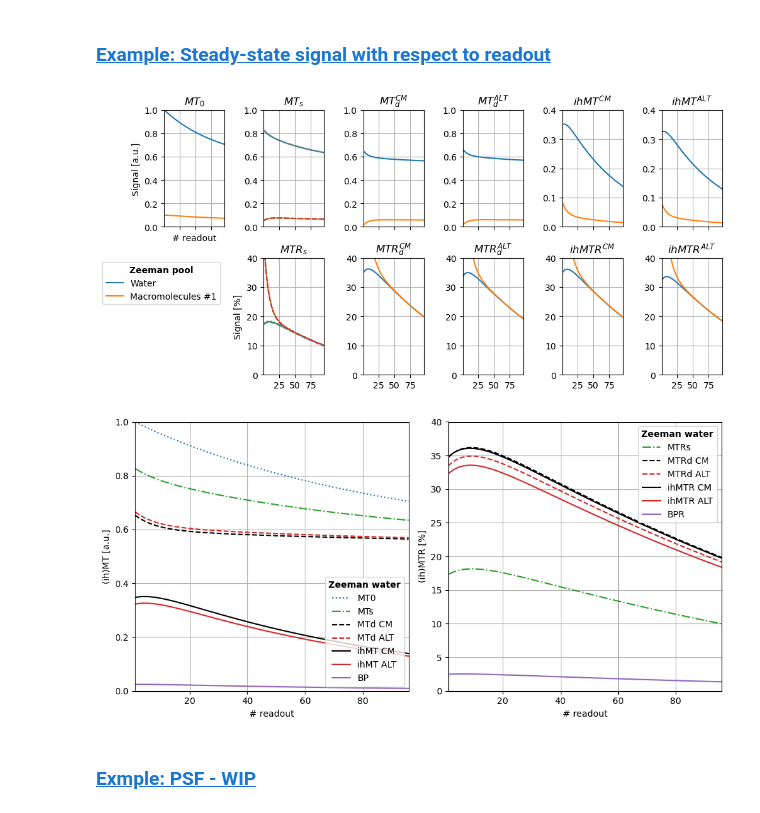
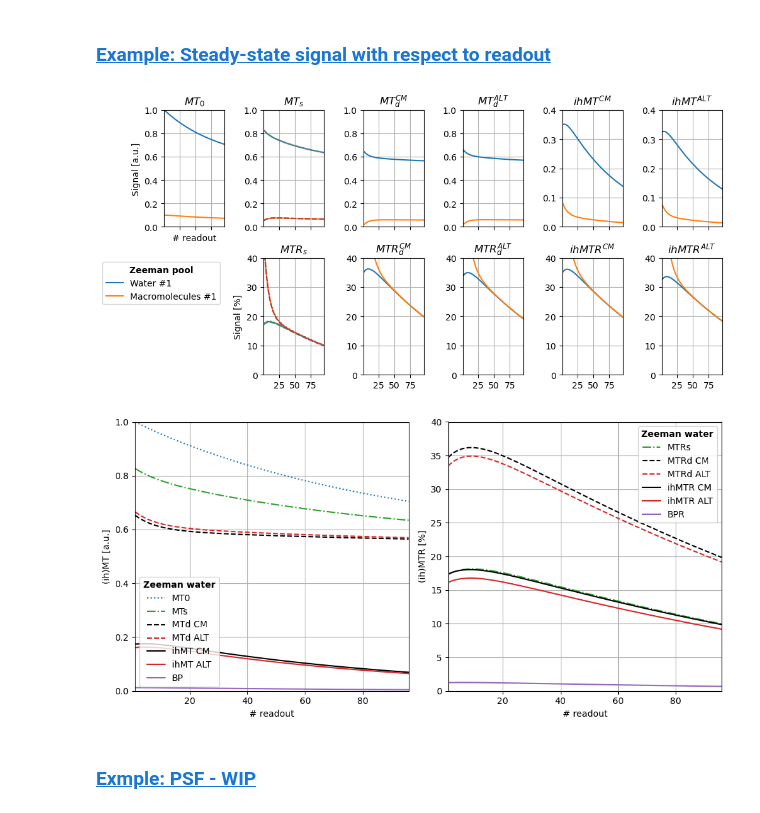
Before and after one commit to SirTwinkleberry/ihMT, a Jupyter notebook: notebook.ipynb, the cells around one changed output. Saved outputs shown, nothing was run; the diff lists cells and outputs as text; code cells hidden in the pictures.

```diff
--- a/notebook.ipynb
+++ b/notebook.ipynb
@@ -1695,11 +1689,11 @@ with np.errstate(divide='ignore', invalid='ignore'):
     axes[5 + 6].set_ylim(0, 40)
     axes[5 + 6].plot(x, readouts[Signal.ihMTR_ALT][slices, :].T)
 
-    axes[0 + 6].legend(handles=lines, labels=['Water', *[f'Macromolecules #{i}' for i in range(1, len(readouts[Signal.MT0]) - 1, 2)]], title='Zeeman pool', title_fontproperties={'weight':'bold'})
+    axes[0 + 6].legend(handles=lines, labels=[*[f'Water #{i+1}' for i in range(simulator.system.N_poolFree)], *[f'Macromolecules #{i+1}' for i in range(simulator.system.N_poolBound)]], title='Zeeman pool', title_fontproperties={'weight':'bold'})
     plt.tight_layout()
     plt.show()
 # %% [output]
-[figure, old version]
+[figure, new version]
 # %%
 # Generating the data
 readouts = Trajector.readouts(simulator=simulator, stable=True)
@@ -1711,40 +1705,40 @@ slices = slice(0, 2)  # Show Zeeman Water and Zeeman Macromolecules only
 with np.errstate(divide='ignore', invalid='ignore'):
     fig, axes = plt.subplots(1, 2, sharex=True, figsize=(10, 5))
     axes = axes.flatten()
 
     axes[0].plot(x, readouts[Signal.MT0][0], color='C0', linestyle='dotted', label='MT0')
     axes[0].plot(x, readouts[Signal.MTs][0], color='C2', linestyle='-.', label='MTs')
     axes[0].plot(x, readouts[Signal.MTd_CM][0], color='k', linestyle='--', label='MTd CM')
     axes[0].plot(x, readouts[Signal.MTd_ALT][0], color='C3', linestyle='--', label='MTd ALT')
-    axes[0].plot(x, readouts[Signal.ihMT_CM][0], color='k', linestyle='-', label='ihMT CM')
-    axes[0].plot(x, readouts[Signal.ihMT_ALT][0], color='C3', linestyle='-', label='ihMT ALT')
-    axes[0].plot(x, readouts[Signal.BP][0], color='C4', linestyle='-', label='BP')
+    axes[0].plot(x, .5 * readouts[Signal.ihMT_CM][0], color='k', linestyle='-', label='ihMT CM')
+    axes[0].plot(x, .5 * readouts[Signal.ihMT_ALT][0], color='C3', linestyle='-', label='ihMT ALT')
+    axes[0].plot(x, .5 * readouts[Signal.BP][0], color='C4', linestyle='-', label='BP')
 
     axes[1].plot(x, readouts[Signal.MTsR][0], color='C2', linestyle='-.', label='MTRs')
     axes[1].plot(x, readouts[Signal.MTdR_CM][0], color='k', linestyle='--', label='MTRd CM')
     axes[1].plot(x, readouts[Signal.MTdR_ALT][0], color='C3', linestyle='--', label='MTRd ALT')
-    axes[1].plot(x, readouts[Signal.ihMTR_CM][0], color='k', linestyle='-', label='ihMTR CM')
-    axes[1].plot(x, readouts[Signal.ihMTR_ALT][0], color='C3', linestyle='-', label='ihMTR ALT')
-    axes[1].plot(x, readouts[Signal.BPR][0], color='C4', linestyle='-', label='BPR')
+    axes[1].plot(x, .5 * readouts[Signal.ihMTR_CM][0], color='k', linestyle='-', label='ihMTR CM')
+    axes[1].plot(x, .5 * readouts[Signal.ihMTR_ALT][0], color='C3', linestyle='-', label='ihMTR ALT')
+    axes[1].plot(x, .5 * readouts[Signal.BPR][0], color='C4', linestyle='-', label='BPR')
 
     axes[0].legend(title='Zeeman water', title_fontproperties={'weight':'bold'}, )
     axes[0].grid()
     axes[0].set_xlabel('# readout')
     axes[0].set_xlim(1, simulator.sequence.N_adc)
     axes[0].set_ylabel('(ih)MT [a.u.]')
     axes[0].set_ylim(0, 1)
 
     axes[1].legend(title='Zeeman water', title_fontproperties={'weight':'bold'}, )
     axes[1].grid()
     axes[1].set_xlabel('# readout')
     axes[1].set_xlim(1, simulator.sequence.N_adc)
     axes[1].set_ylabel('(ih)MTR [%]')
     axes[1].set_ylim(0, 40)
 
     plt.tight_layout()
     plt.show()
 # %% [output]
-[figure, old version]
+[figure, new version]
 # %% [markdown]
 ### <a id='toc3_3_3_'></a>[Exmple: PSF - WIP](#toc0_)
 # %% [markdown]
```
Also changed, not shown: parts of 22 cells of this notebook, 5 other files.
